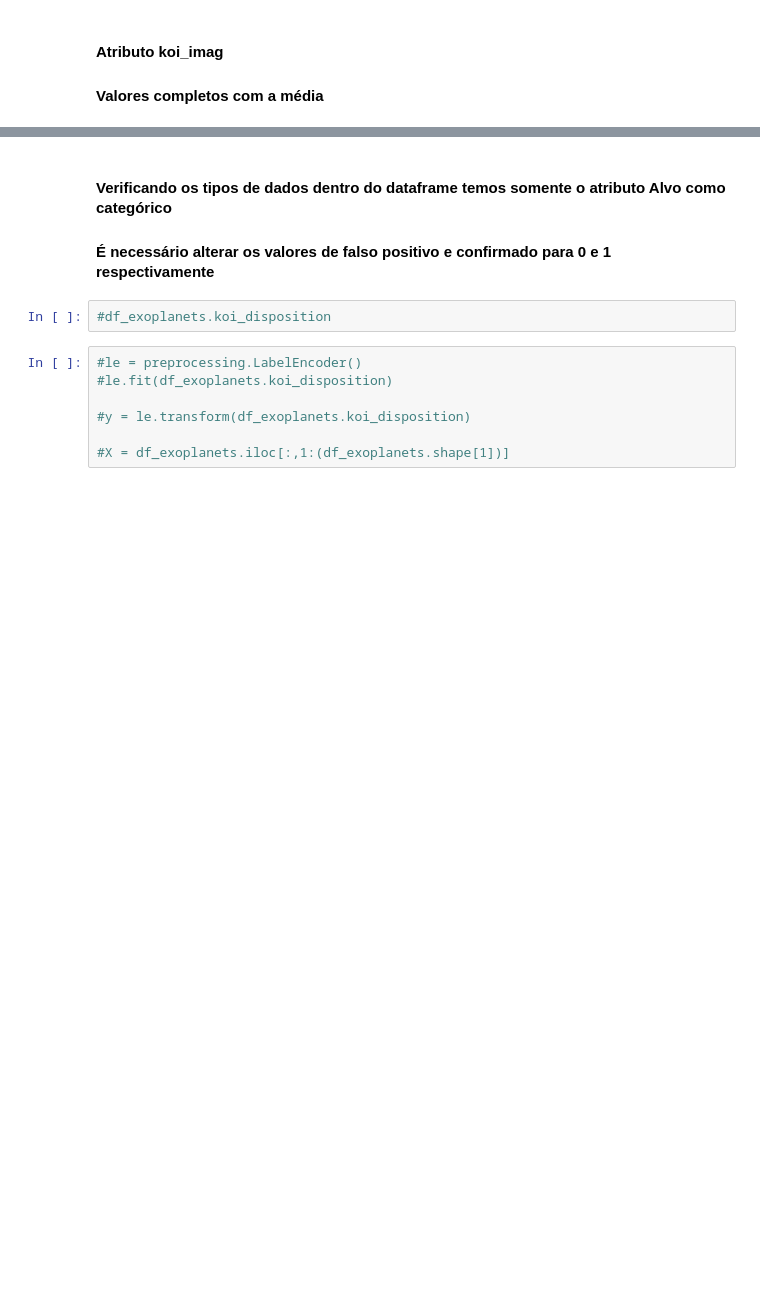
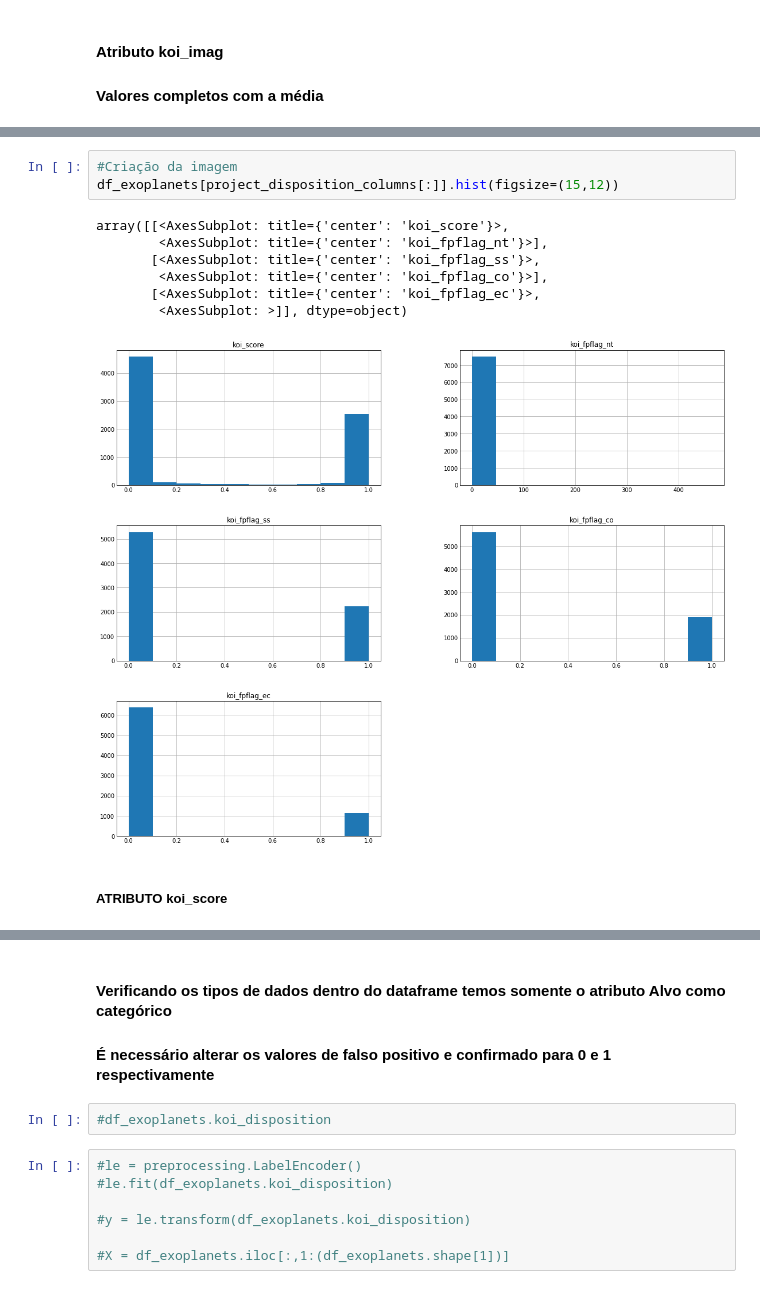
Before and after one commit to diogopena/exoplanet_classification_ml_model, a Jupyter notebook: exoplanet-ml-model-pt-br.ipynb, the cells around one changed output, grey strips where cells are left out. Drawn from its saved outputs; the diff is of its cells as text; blank space fills up the shorter version.

```diff
--- a/exoplanet-ml-model-pt-br.ipynb
+++ b/exoplanet-ml-model-pt-br.ipynb
@@ -780,0 +833,13 @@ Valores NULOS: 0
+# %%
+#Criação da imagem
+df_exoplanets[project_disposition_columns[:]].hist(figsize=(15,12))
+# %% [output]
+array([[<AxesSubplot: title={'center': 'koi_score'}>,
+        <AxesSubplot: title={'center': 'koi_fpflag_nt'}>],
+       [<AxesSubplot: title={'center': 'koi_fpflag_ss'}>,
+        <AxesSubplot: title={'center': 'koi_fpflag_co'}>],
+       [<AxesSubplot: title={'center': 'koi_fpflag_ec'}>,
+        <AxesSubplot: >]], dtype=object)
+[figure, added]
+# %% [markdown]
+##### ATRIBUTO koi_score
```
Also changed, not shown: parts of 50 cells of this notebook.
